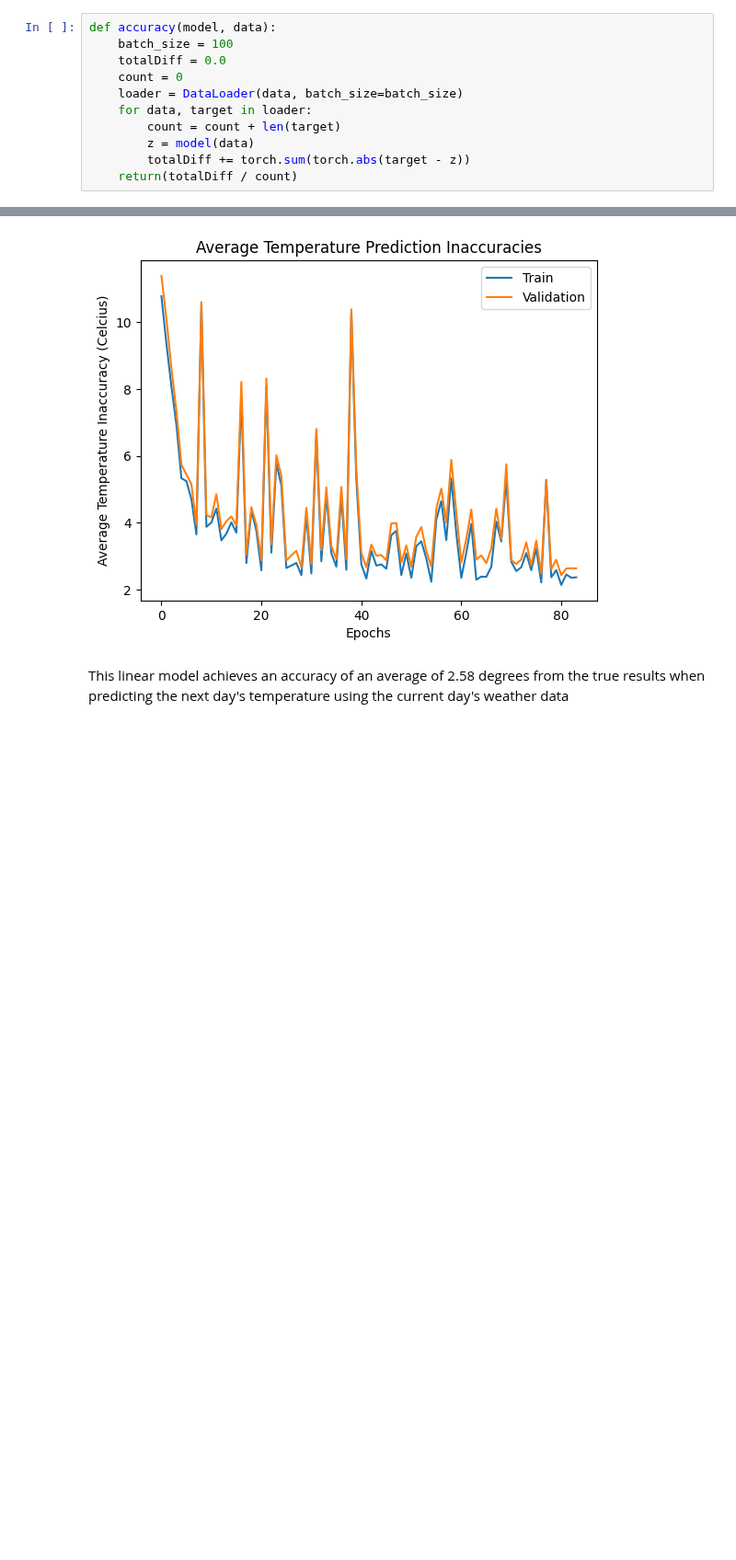
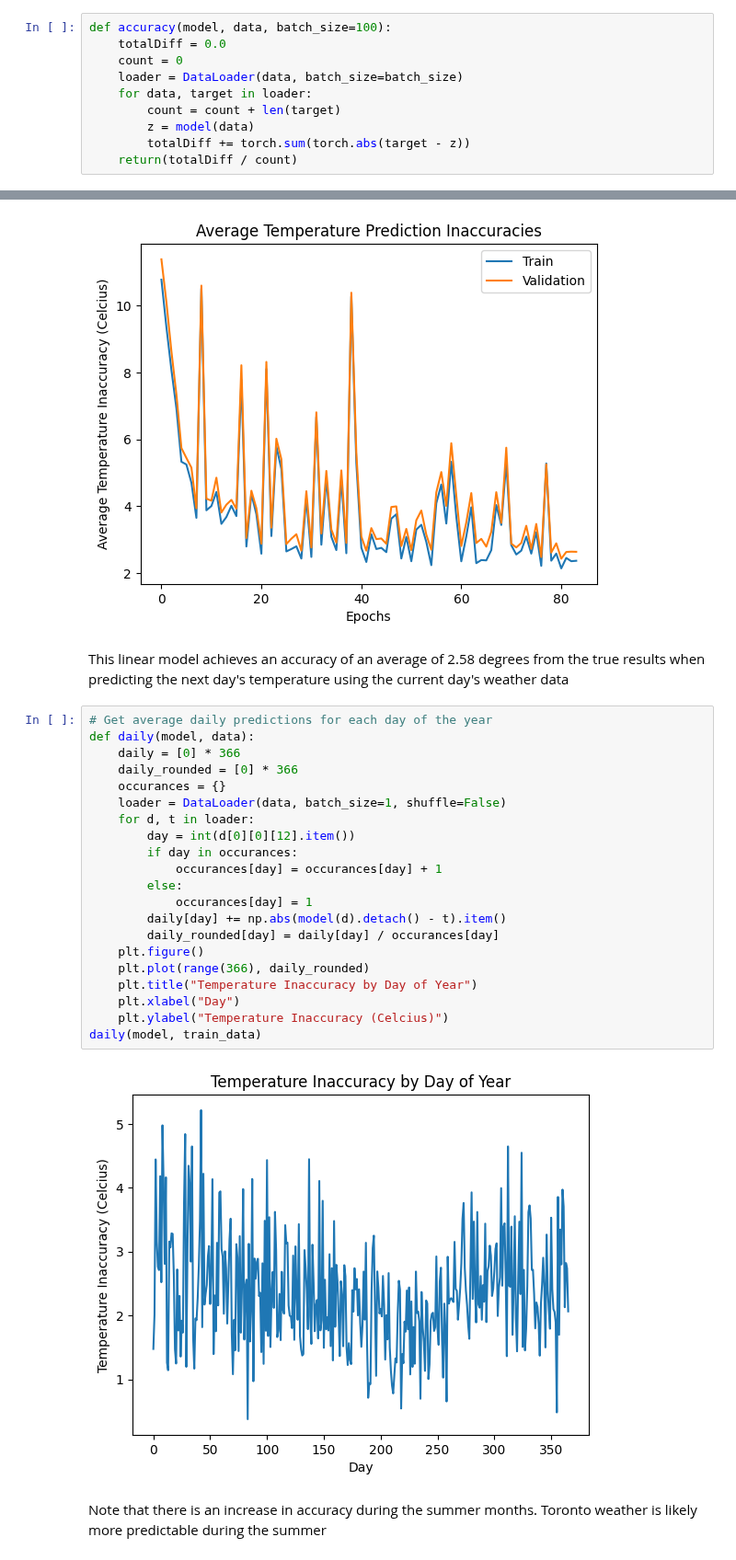
Before and after one commit to DimensionalRift/Whether-the-weather-is-ok-CSC413-, a Jupyter notebook: MLP.ipynb, the cells around one changed output, grey strips where cells are left out. Shown at 92% size. Cells and saved outputs as stored; diff of their text form; blank space fills up the shorter version.

```diff
--- a/MLP.ipynb
+++ b/MLP.ipynb
@@ -38,8 +38,7 @@ class FlatWeatherMLP(nn.Module):
         x = torch.squeeze(x)
         return x
 # %%
-def accuracy(model, data):
-    batch_size = 100
+def accuracy(model, data, batch_size=100):
     totalDiff = 0.0
     count = 0
     loader = DataLoader(data, batch_size=batch_size)
@@ -169,3 +168,28 @@ tensor(2.5786, grad_fn=<DivBackward0>)
 [figure]
 # %% [markdown]
 This linear model achieves an accuracy of an average of 2.58 degrees from the true results when predicting the next day's temperature using the current day's weather data
+# %%
+# Get average daily predictions for each day of the year
+def daily(model, data):
+    daily = [0] * 366
+    daily_rounded = [0] * 366
+    occurances = {}
+    loader = DataLoader(data, batch_size=1, shuffle=False)
+    for d, t in loader:
+        day = int(d[0][0][12].item())
+        if day in occurances:
+            occurances[day] = occurances[day] + 1
+        else:
+            occurances[day] = 1
+        daily[day] += np.abs(model(d).detach() - t).item()
+        daily_rounded[day] = daily[day] / occurances[day]
+    plt.figure()
+    plt.plot(range(366), daily_rounded)
+    plt.title("Temperature Inaccuracy by Day of Year")
+    plt.xlabel("Day")
+    plt.ylabel("Temperature Inaccuracy (Celcius)")
+daily(model, train_data)
+# %% [output]
+[figure, added]
+# %% [markdown]
+Note that there is an increase in accuracy during the summer months. Toronto weather is likely more predictable during the summer
```
Also changed, not shown: parts of 1 cell of this notebook.
